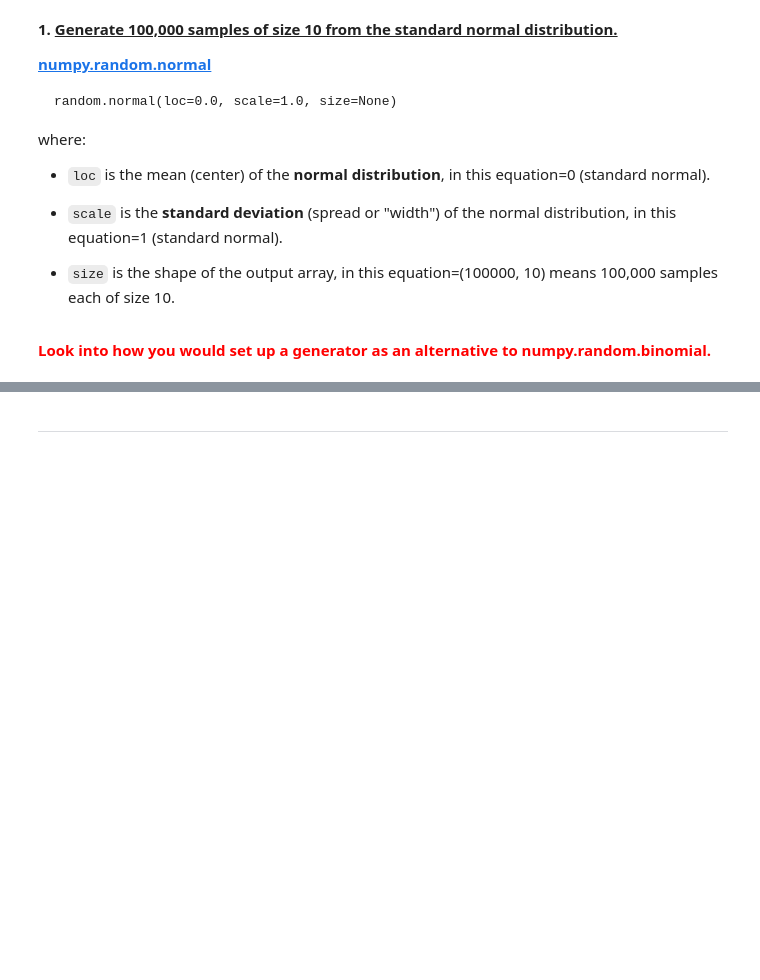
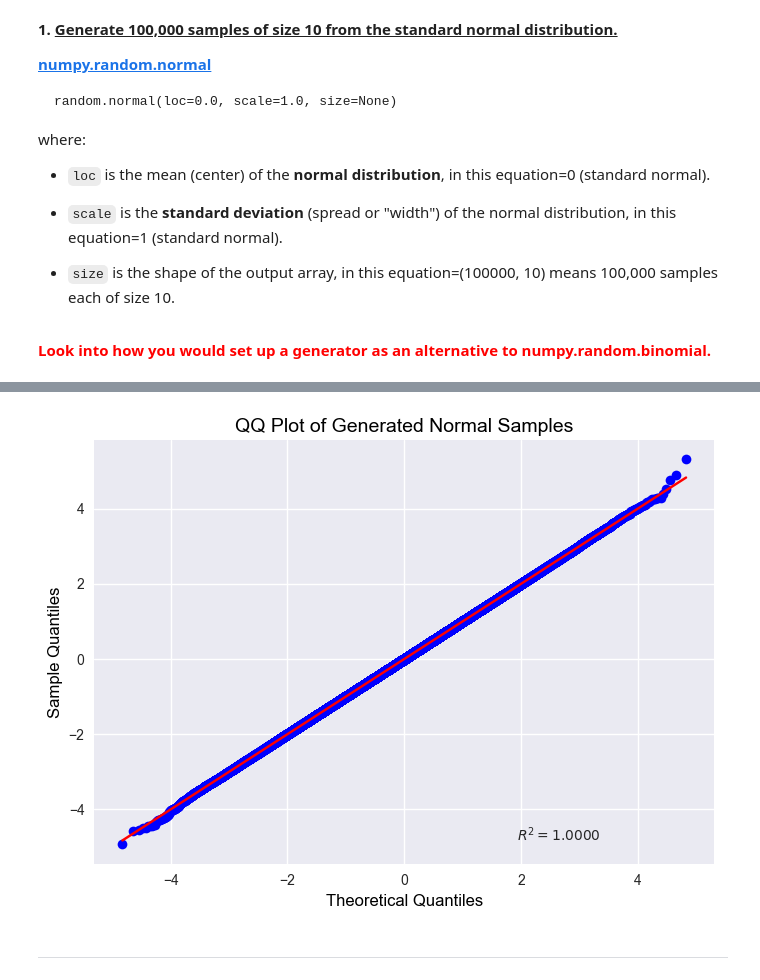
Before and after one commit to Laura6826/applied-statistics-8651, a Jupyter notebook: problems.ipynb, the cells around one changed output, grey strips where cells are left out. Cells and saved outputs as stored; diff of their text form; code cells hidden in the pictures; blank space fills up the shorter version.

Commit message:
Added QQ Plot

```diff
--- a/problems.ipynb
+++ b/problems.ipynb
@@ -451,3 +465,22 @@ print(samples[:5])         # Preview first 5 samples
+# %%
+# Flatten the 2D array into 1D for QQ plot
+# Reference: https://numpy.org/doc/stable/reference/generated/numpy.ndarray.flatten.html
+samples = samples.flatten()
+
+# Create QQ plot
+# probplot returns (theoretical quantiles, ordered values)
+# Reference: https://docs.scipy.org/doc/scipy/reference/generated/scipy.stats.probplot.html
+stats.probplot(samples, dist="norm", plot=plt, rvalue=True)
+
+# Add labels and title
+plt.title("QQ Plot of Generated Normal Samples", fontsize=14, color="black")
+plt.xlabel("Theoretical Quantiles", fontsize=12, color="black")
+plt.ylabel("Sample Quantiles", fontsize=12, color="black")
+
+# Show plot
+plt.show()
+# %% [output]
+[figure, added]
 # %% [markdown]
 ***
 # %% [markdown]
```
Also changed, not shown: parts of 3 cells of this notebook.
